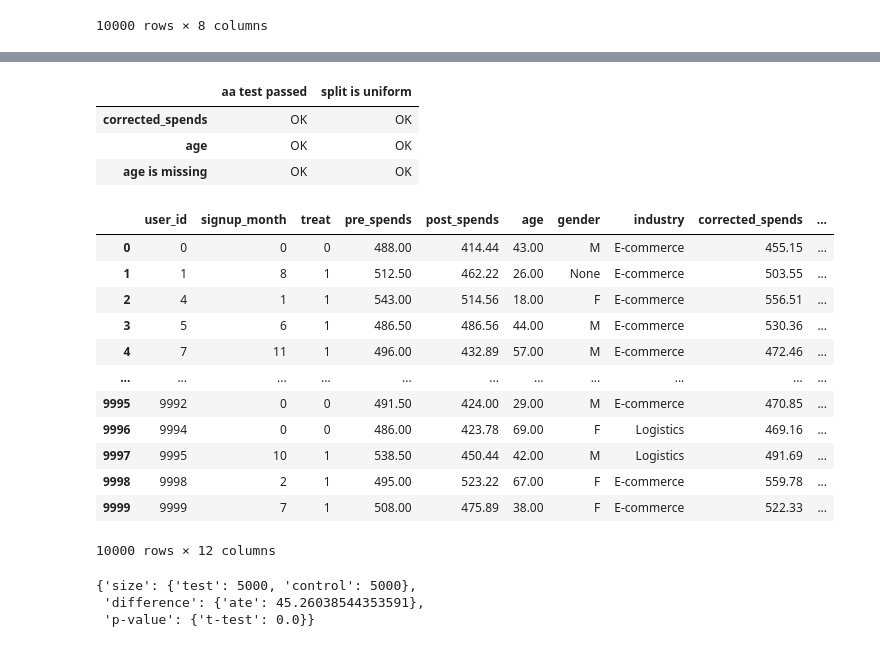
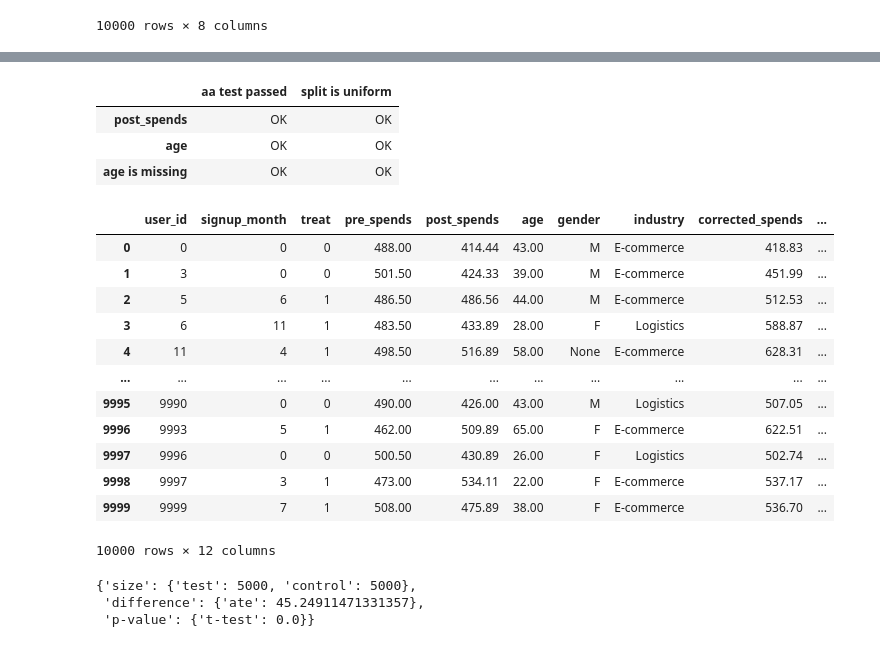
Before and after one commit to sb-ai-lab/HypEx, a Jupyter notebook: examples/experiments/Model_Estimate.ipynb, the cells around one changed output, grey strips where cells are left out. Saved outputs shown, nothing was run; the diff lists cells and outputs as text; code cells hidden in the pictures.

```diff
--- a/examples/experiments/Model_Estimate.ipynb
+++ b/examples/experiments/Model_Estimate.ipynb
@@ -87,7 +87,10 @@ data
 10000 rows × 8 columns
 # %%
 model = RandomModel(
-    target_field="post_spends", group_fields=["age", "gender", "industry"], diff_percentage=0.1
+    target_field="post_spends",
+    group_fields=["age", "gender", "industry"],
+    diff_percentage=0.1,
+    sd_percentage=1
 )
 model = model.fit(data)
 data["corrected_spends"] = model.predict(data)
@@ -127,5 +130,7 @@ data
 10000 rows × 10 columns
 # %%
-aa_test = AATest(target_fields=["post_spends", "age", "age is missing"], info_cols="user_id")
+aa_test = AATest(
+    target_fields=["post_spends", "age", "age is missing"], info_cols="user_id"
+)
 result = aa_test.process(data, show_plots=True, optimize_groups=True)
 # %% [output]
@@ -155,32 +143,37 @@ result = aa_test.process(data, show_plots=True, optimize_groups=True)
 result["resume"]
 # %% [output]
 |  | aa test passed | split is uniform |
-| corrected_spends | OK | OK |
+| post_spends | OK | OK |
 | age | OK | OK |
 | age is missing | OK | OK |
 # %%
 splited_data = result["split"]
-splited_data['researched field'] = splited_data.apply(lambda x: x['corrected_spends'] if x["group"] == "test" else x["post_spends"], axis=1)
+splited_data["researched field"] = splited_data.apply(
+    lambda x: x["corrected_spends"] if x["group"] == "test" else x["post_spends"],
+    axis=1,
+)
 splited_data
 # %% [output]
 |  | user_id | signup_month | treat | pre_spends | post_spends | age | gender | industry | corrected_spends | ... |
-| 0 | 0 | 0 | 0 | 488.00 | 414.44 | 43.00 | M | E-commerce | 455.15 | ... |
-| 1 | 1 | 8 | 1 | 512.50 | 462.22 | 26.00 | None | E-commerce | 503.55 | ... |
-| 2 | 4 | 1 | 1 | 543.00 | 514.56 | 18.00 | F | E-commerce | 556.51 | ... |
-| 3 | 5 | 6 | 1 | 486.50 | 486.56 | 44.00 | M | E-commerce | 530.36 | ... |
-| 4 | 7 | 11 | 1 | 496.00 | 432.89 | 57.00 | M | E-commerce | 472.46 | ... |
+| 0 | 0 | 0 | 0 | 488.00 | 414.44 | 43.00 | M | E-commerce | 418.83 | ... |
+| 1 | 3 | 0 | 0 | 501.50 | 424.33 | 39.00 | M | E-commerce | 451.99 | ... |
+| 2 | 5 | 6 | 1 | 486.50 | 486.56 | 44.00 | M | E-commerce | 512.53 | ... |
+| 3 | 6 | 11 | 1 | 483.50 | 433.89 | 28.00 | F | Logistics | 588.87 | ... |
+| 4 | 11 | 4 | 1 | 498.50 | 516.89 | 58.00 | None | E-commerce | 628.31 | ... |
 | ... | ... | ... | ... | ... | ... | ... | ... | ... | ... | ... |
-| 9995 | 9992 | 0 | 0 | 491.50 | 424.00 | 29.00 | M | E-commerce | 470.85 | ... |
-| 9996 | 9994 | 0 | 0 | 486.00 | 423.78 | 69.00 | F | Logistics | 469.16 | ... |
-| 9997 | 9995 | 10 | 1 | 538.50 | 450.44 | 42.00 | M | Logistics | 491.69 | ... |
-| 9998 | 9998 | 2 | 1 | 495.00 | 523.22 | 67.00 | F | E-commerce | 559.78 | ... |
-| 9999 | 9999 | 7 | 1 | 508.00 | 475.89 | 38.00 | F | E-commerce | 522.33 | ... |
+| 9995 | 9990 | 0 | 0 | 490.00 | 426.00 | 43.00 | M | Logistics | 507.05 | ... |
+| 9996 | 9993 | 5 | 1 | 462.00 | 509.89 | 65.00 | F | E-commerce | 622.51 | ... |
+| 9997 | 9996 | 0 | 0 | 500.50 | 430.89 | 26.00 | F | Logistics | 502.74 | ... |
+| 9998 | 9997 | 3 | 1 | 473.00 | 534.11 | 22.00 | F | E-commerce | 537.17 | ... |
+| 9999 | 9999 | 7 | 1 | 508.00 | 475.89 | 38.00 | F | E-commerce | 536.70 | ... |
 10000 rows × 12 columns
 # %%
 ab_test = ABTest(calc_difference_method="ate", calc_p_value_method="t-test")
-ab_result = ab_test.execute(splited_data, target_field="researched field", group_field="group")
+ab_result = ab_test.execute(
+    splited_data, target_field="researched field", group_field="group"
+)
 ab_result
 # %% [output]
 {'size': {'test': 5000, 'control': 5000},
- 'difference': {'ate': 45.26038544353591},
+ 'difference': {'ate': 45.24911471331357},
  'p-value': {'t-test': 0.0}}
```
Also changed, not shown: parts of 4 cells of this notebook.
